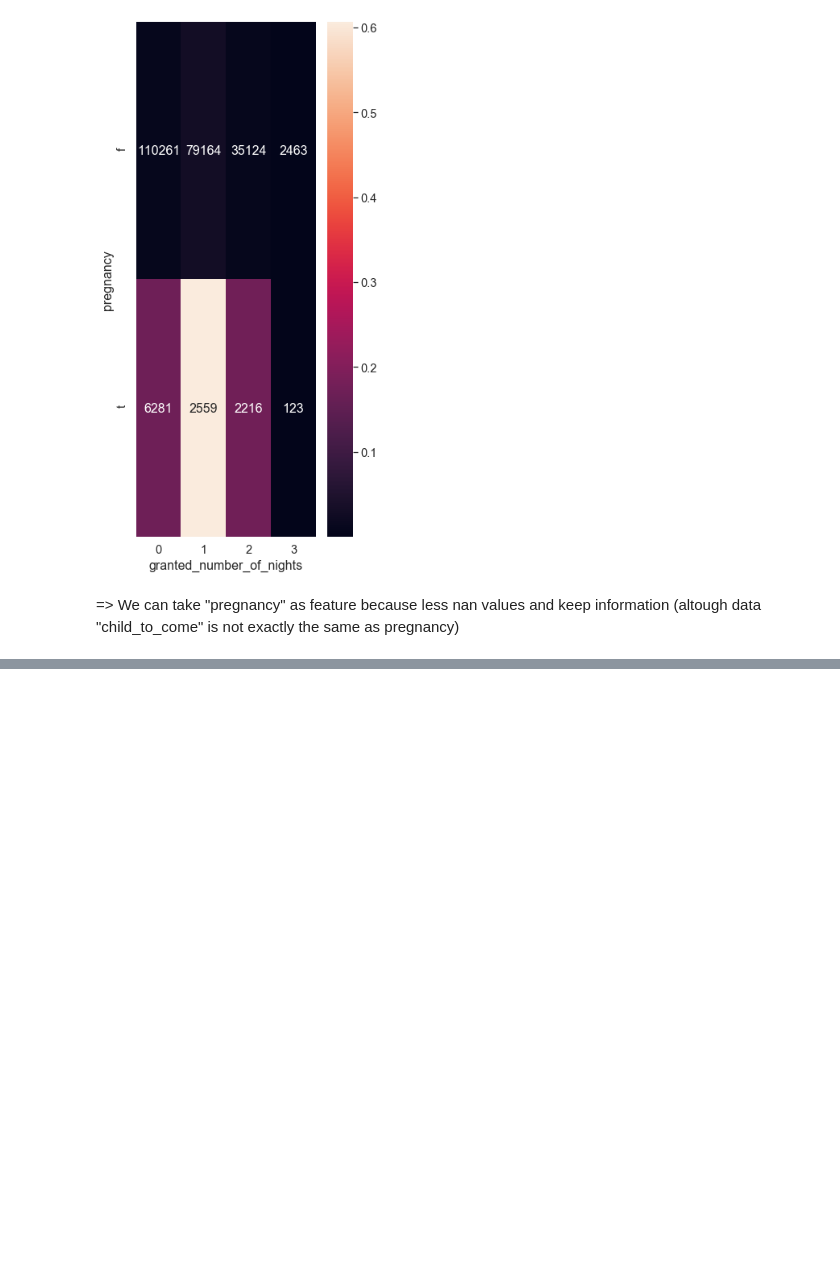
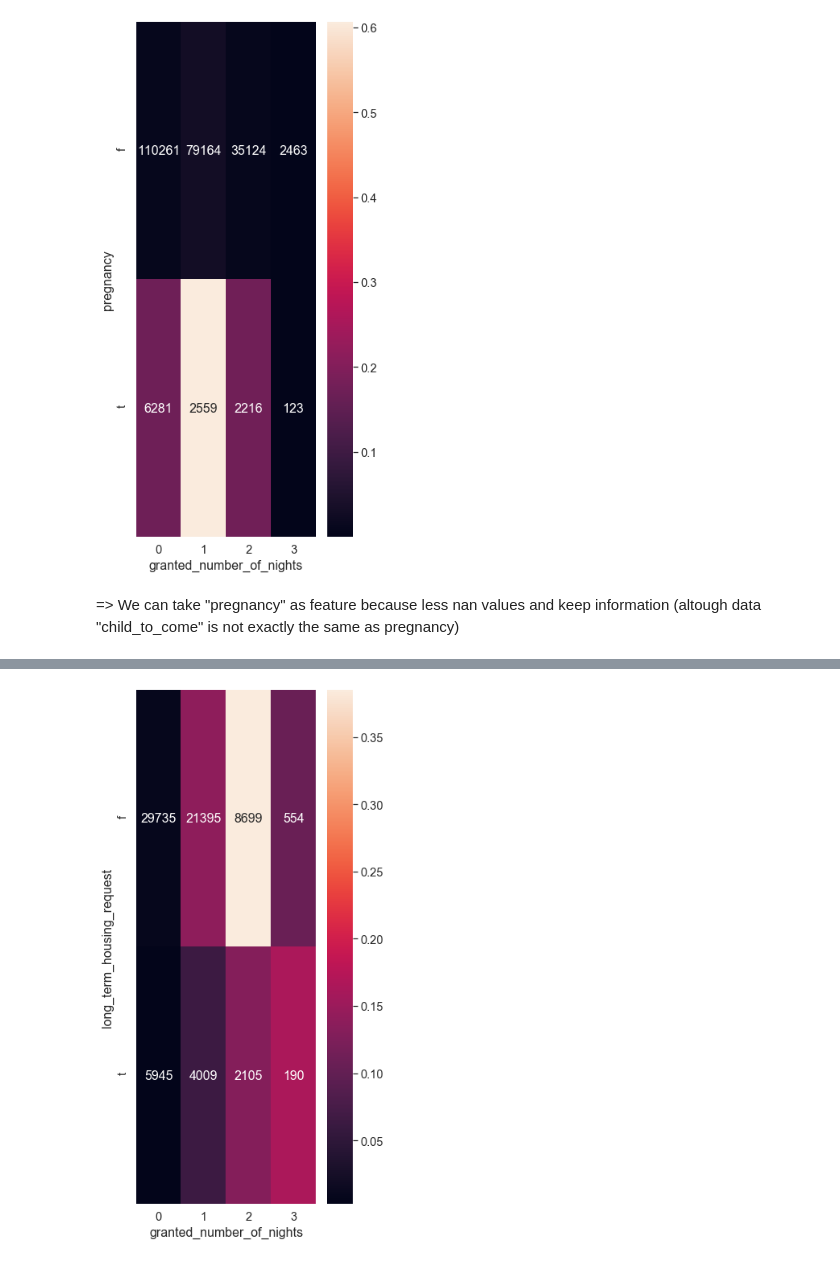
Before and after one commit to jeugregg/data-science-test, a Jupyter notebook: 01_Exploration_Data.ipynb, the cells around one changed output, grey strips where cells are left out. Saved outputs shown, nothing was run; the diff lists cells and outputs as text; code cells hidden in the pictures; blank space fills up the shorter version.

```diff
--- a/01_Exploration_Data.ipynb
+++ b/01_Exploration_Data.ipynb
@@ -1216,0 +1830,6 @@ plot_cont(X="pregnancy", Y="granted_number_of_nights", data=requests_train)
+# %%
+plot_cont(X="long_term_housing_request",
+    Y="granted_number_of_nights",
+    data=requests_train)
+# %% [output]
+[figure, added]
```
Also changed, not shown: parts of 154 cells of this notebook, 5 other files.
